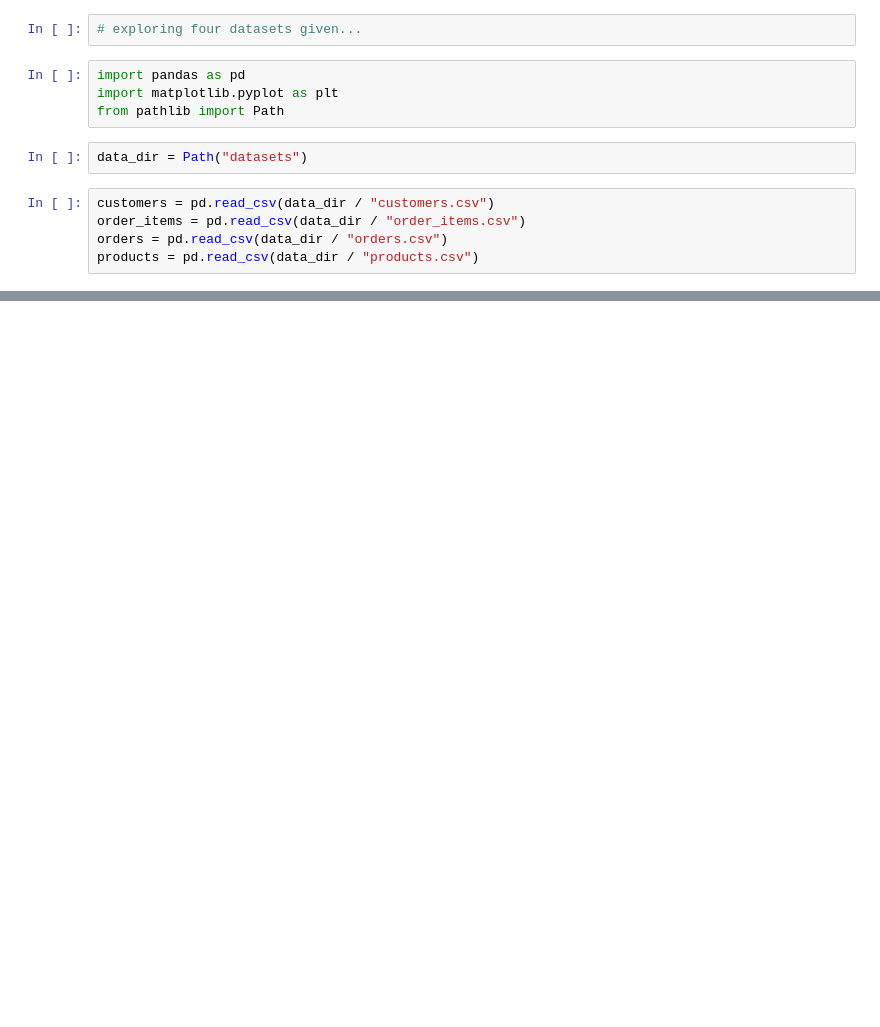
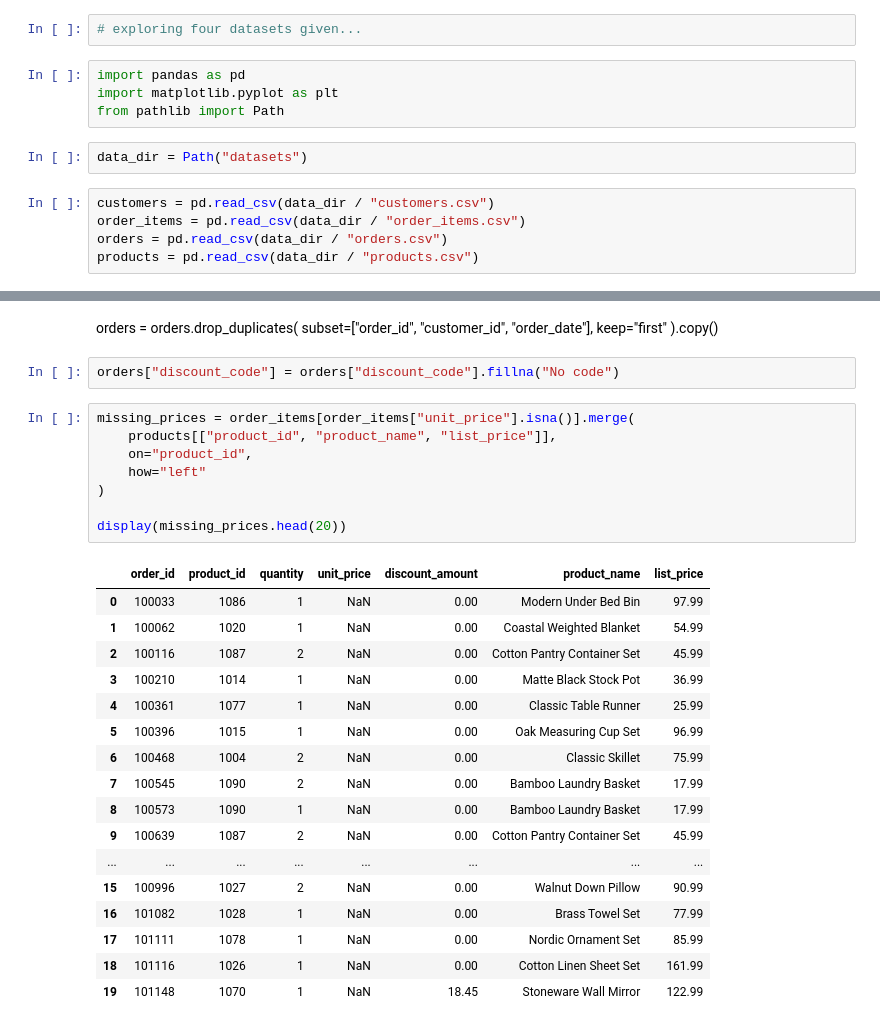
Before and after one commit to SachinNegi01/Wayfare_E-commerce_Sales_Analytics, a Jupyter notebook: wayframe_ecommerce_sales_analytics.ipynb, the cells around one changed output, grey strips where cells are left out. Saved outputs shown, nothing was run; the diff lists cells and outputs as text; blank space fills up the shorter version.

```diff
--- a/wayframe_ecommerce_sales_analytics.ipynb
+++ b/wayframe_ecommerce_sales_analytics.ipynb
@@ -270,0 +233,33 @@ Missing-price rows with matching product list prices:
+# %% [markdown]
+orders = orders.drop_duplicates(
+    subset=["order_id", "customer_id", "order_date"],
+    keep="first"
+).copy()
+# %%
+orders["discount_code"] = orders["discount_code"].fillna("No code")
+# %%
+missing_prices = order_items[order_items["unit_price"].isna()].merge(
+    products[["product_id", "product_name", "list_price"]],
+    on="product_id",
+    how="left"
+)
+
+display(missing_prices.head(20))
+# %% [output]
+|  | order_id | product_id | quantity | unit_price | discount_amount | product_name | list_price |
+| 0 | 100033 | 1086 | 1 | NaN | 0.00 | Modern Under Bed Bin | 97.99 |
+| 1 | 100062 | 1020 | 1 | NaN | 0.00 | Coastal Weighted Blanket | 54.99 |
+| 2 | 100116 | 1087 | 2 | NaN | 0.00 | Cotton Pantry Container Set | 45.99 |
+| 3 | 100210 | 1014 | 1 | NaN | 0.00 | Matte Black Stock Pot | 36.99 |
+| 4 | 100361 | 1077 | 1 | NaN | 0.00 | Classic Table Runner | 25.99 |
+| 5 | 100396 | 1015 | 1 | NaN | 0.00 | Oak Measuring Cup Set | 96.99 |
+| 6 | 100468 | 1004 | 2 | NaN | 0.00 | Classic Skillet | 75.99 |
+| 7 | 100545 | 1090 | 2 | NaN | 0.00 | Bamboo Laundry Basket | 17.99 |
+| 8 | 100573 | 1090 | 1 | NaN | 0.00 | Bamboo Laundry Basket | 17.99 |
+| 9 | 100639 | 1087 | 2 | NaN | 0.00 | Cotton Pantry Container Set | 45.99 |
+| ... | ... | ... | ... | ... | ... | ... | ... |
+| 15 | 100996 | 1027 | 2 | NaN | 0.00 | Walnut Down Pillow | 90.99 |
+| 16 | 101082 | 1028 | 1 | NaN | 0.00 | Brass Towel Set | 77.99 |
+| 17 | 101111 | 1078 | 1 | NaN | 0.00 | Nordic Ornament Set | 85.99 |
+| 18 | 101116 | 1026 | 1 | NaN | 0.00 | Cotton Linen Sheet Set | 161.99 |
+| 19 | 101148 | 1070 | 1 | NaN | 18.45 | Stoneware Wall Mirror | 122.99 |
```
Also changed, not shown: parts of 9 cells of this notebook, 1 other file.
